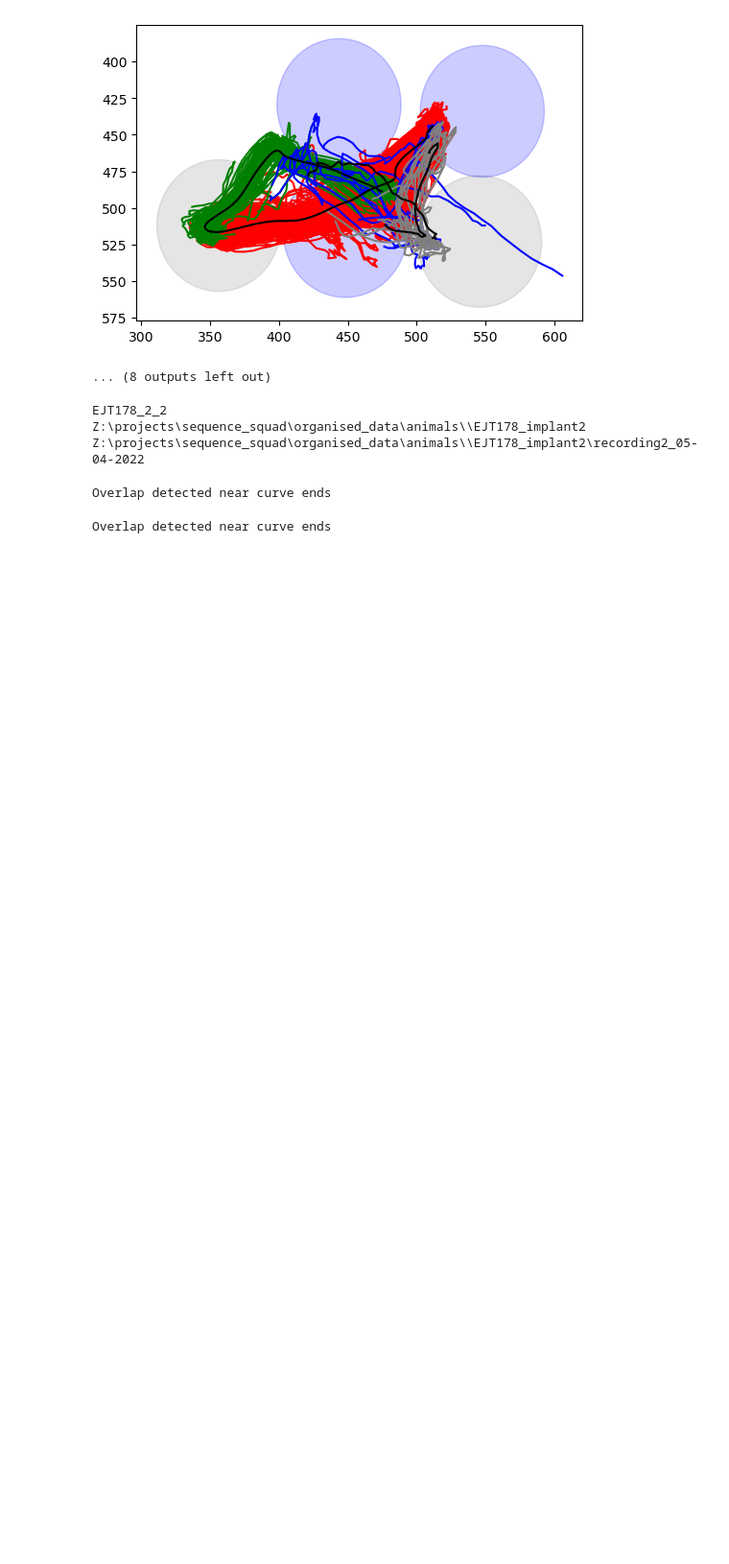
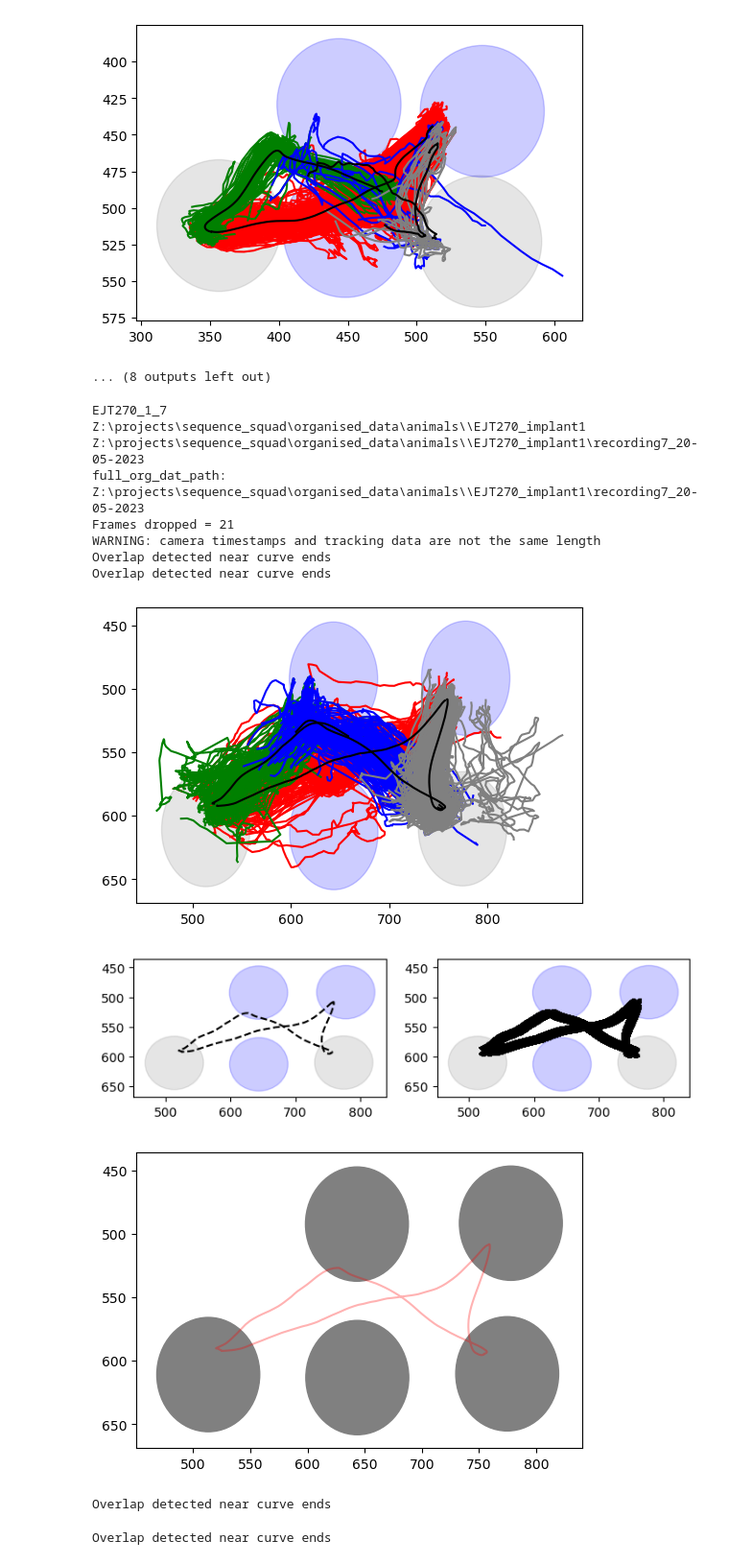
Before and after one commit to EmmettJT/sequences_analyse_PPSeq, a Jupyter notebook: revision_analysis/prioritisation_analysis/sleep_behaviour_link/1_stb_extract_behavioural_features.ipynb, the cells around one changed output. Shown at 96% size. Drawn from its saved outputs; the diff is of its cells as text; code cells hidden in the pictures; blank space fills up the shorter version.

```diff
--- a/revision_analysis/prioritisation_analysis/sleep_behaviour_link/1_stb_extract_behavioural_features.ipynb
+++ b/revision_analysis/prioritisation_analysis/sleep_behaviour_link/1_stb_extract_behavioural_features.ipynb
@@ -2121,44 +2123,52 @@ if m_i_r_crrent in ['seq006_1_5','seq007_1_2','seq006_1_8','seq006_1_9','seq006_
 a_curve1,a_curve2,a_curve3,a_curve4 = find_average_curves(port_centroids,T1_start_ind,T1_end_ind,T2_start_ind,T2_end_ind,T3_start_ind,T3_end_ind,T4_start_ind,T4_end_ind,current_x,current_y,buffer = 10, radius = 45)
 
 new = join_curves(a_curve1, a_curve2,cut = True)
-if not m_i_r_crrent in ['seq006_1_4','seq006_1_5','seq006_1_6','seq006_1_8','seq006_1_9','seq006_1_10','seq007_1_1','EJT270_1_2','EJT149_1_1','EJT178_1_4','EJT178_1_8','EJT178_2_1','EJT178_2_2']:
+if not m_i_r_crrent in ['seq006_1_3','seq006_1_7','seq007_1_3','seq006_1_4','seq006_1_5','seq006_1_6','seq006_1_8','seq006_1_9','seq006_1_10','seq007_1_1','EJT270_1_2','EJT149_1_1','EJT178_1_4','EJT178_1_8','EJT178_2_1','EJT178_2_2']:
     new = join_curves(new, a_curve3,cut = True)
 new = join_curves(new, a_curve4,cut = True)
 # join the two ends together to make a complete circle
-if not m_i_r_crrent in ['seq006_1_4','seq006_1_6','seq006_1_5','seq006_1_8','seq006_1_9','seq006_1_10','seq006_1_11','seq007_1_1']:
+if not m_i_r_crrent in ['seq006_1_3','seq006_1_7','seq007_1_3','seq006_1_4','seq006_1_6','seq006_1_5','seq006_1_8','seq006_1_9','seq006_1_10','seq006_1_11','seq007_1_1']:
     complete_average = join_make_full_circle(new,100)
 else:
     complete_average = join_make_full_circle(new,50)
     # smooth it for the mice where the extracted curve is a bit noisy
     complete_average = fourier_smooth_closed(complete_average)
 
 #interpolate to make standardspace:
 standard_av_curve = resample_curve(complete_average, num_points = 10000)
 
 # shift the start point of the curve so that is the first time the mous eleaves port 5 radius
 standard_av_curve = shift_curve_start(standard_av_curve,port_centroids[-1])
 
 # plot this stuff to check it looks okay
 plot_av_and_new_standard_line(complete_average,standard_av_curve,radius_used,port_centroids)
 
 
 
 ##############################
 
 
 ## plot this for good measure
 fig, ax = plt.subplots(1, 1,figsize=(6, 4))
 for index,port_centroid in enumerate(port_centroids):
     circle1 = plt.Circle(port_centroid, 45, color='grey', alpha = 1)
     ax.add_patch(circle1)
 x = [point[0] for point in standard_av_curve]
 y = [point[1] for point in standard_av_curve]
 ax.plot(x,y,'-', color = 'red', alpha = 0.3)
 ax.invert_yaxis()
 # %% [output]
-EJT178_2_2
-Z:\projects\sequence_squad\organised_data\animals\\EJT178_implant2
-Z:\projects\sequence_squad\organised_data\animals\\EJT178_implant2\recording2_05-04-2022
+EJT270_1_7
+Z:\projects\sequence_squad\organised_data\animals\\EJT270_implant1
+Z:\projects\sequence_squad\organised_data\animals\\EJT270_implant1\recording7_20-05-2023
+full_org_dat_path: Z:\projects\sequence_squad\organised_data\animals\\EJT270_implant1\recording7_20-05-2023
+Frames dropped = 21
+WARNING: camera timestamps and tracking data are not the same length
+Overlap detected near curve ends
+Overlap detected near curve ends
+[figure, added]
+[figure, added]
+[figure, added]
 # %%
 new = join_curves(a_curve1, a_curve2,cut = True)
 # new = join_curves(new, a_curve3,cut = True)
```
Also changed, not shown: parts of 4 cells of this notebook, 2 other files.
